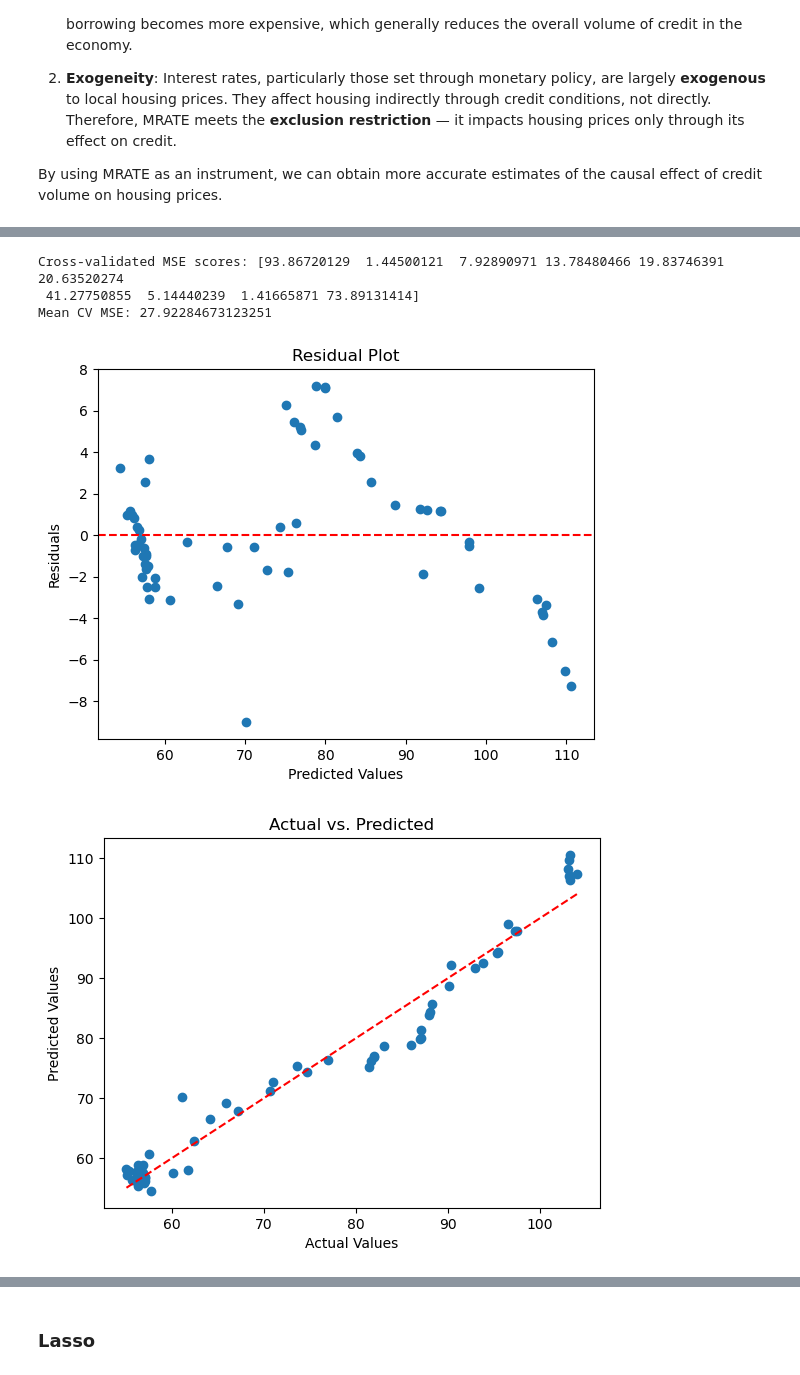
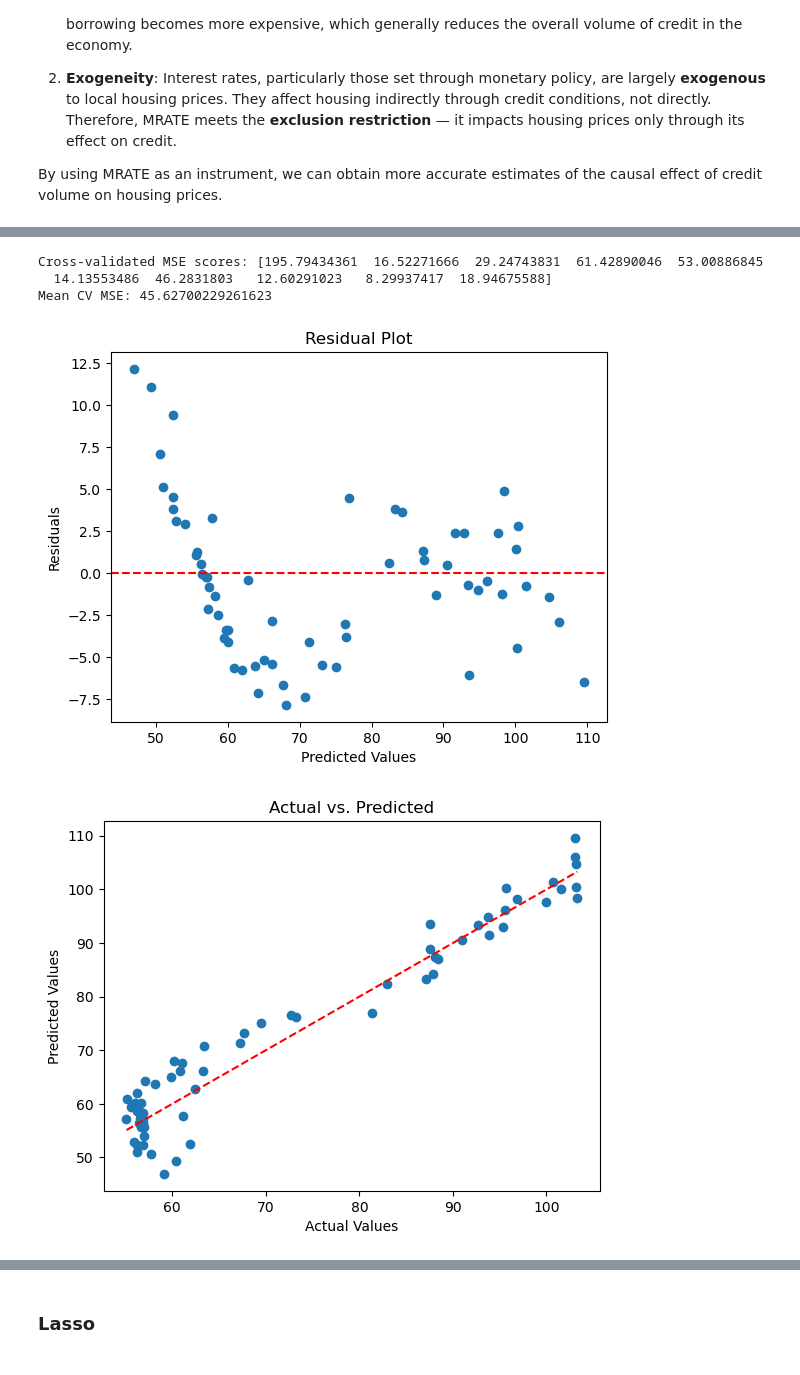
Before and after one commit to Winston8885/econproject, a Jupyter notebook: page.ipynb, the cells around one changed output, grey strips where cells are left out. Saved outputs shown, nothing was run; the diff lists cells and outputs as text; code cells hidden in the pictures.

```diff
--- a/page.ipynb
+++ b/page.ipynb
@@ -52,10 +53,11 @@ df = pd.merge(df, NEW_CONDOS, on='REF_DATE', how='outer')
 df = pd.merge(df, UNEMPLOYED, on='REF_DATE', how='outer')
 df['REF_DATE'] = pd.to_datetime(df['REF_DATE'])
 df['TimeTrend'] = np.arange(1, len(df) + 1)
-df['CREDIT_Growth'] = (df['CREDIT'] - df['CREDIT'].shift(1)) / df['CREDIT'].shift(1) * 100
+df['CPI_growth'] = df['CPI'].diff()
+df['CREDIT'] = df['CREDIT'] / 10000 #Now the unit is 10 billion CAD
+df['CREDIT_growth'] = df['CREDIT'].diff()
 df = df.dropna()
 df['TimeTrend'] = df['TimeTrend'] - 394
-df['CREDIT'] = df['CREDIT'] / 10000 #Now the unit is 10 billion CAD
 # %% [markdown]
 ## Data overview
 # %%
@@ -138,3 +106,7 @@ The shape of the graph supports the idea that **prices move fast, while credit m
+# %%
+df['SubprimeCrisis'] = (
+    (df['REF_DATE'] >= '2006-06-01') & (df['REF_DATE'] <= '2009-06-30')
+).astype(int)
 # %%
 plt.figure(figsize=(7, 5))
 sns.regplot(x="MRATE", y="CREDIT", data=df, scatter_kws={"alpha": 0.5},line_kws={"color": "red"})
@@ -294,21 +253,24 @@ from sklearn.linear_model import LinearRegression
 from sklearn.metrics import mean_squared_error, r2_score
 from sklearn.model_selection import cross_val_score
 # %%
-df2 = df.copy()
-X = df2[[ 'CPI','CREDIT', 'HNUM','CNUM','URATE','TimeTrend','CREDIT_Growth']].values
-y = df2['HINDEX'].values
-X_train, X_test, y_train, y_test = model_selection.train_test_split(X, y, test_size=0.25,random_state=99)
-features = [ 'CPI','CREDIT','HNUM','CNUM','URATE','TimeTrend','CREDIT_Growth']
+df1 = df.copy()
+X_1 = df1[[ 'CPI_growth','CREDIT_growth', 'HNUM','CNUM','URATE','TimeTrend']].values
+y_1 = df1['HINDEX'].values
+features = [ 'CPI_growth','CREDIT_growth','HNUM','CNUM','URATE','TimeTrend']
+REF_DATE = df['REF_DATE']
+X_train_1, X_test_1, y_train_1, y_test_1, REF_DATE_train_1, REF_DATE_test_1 = train_test_split(
+    X_1, y_1, REF_DATE, test_size=0.25, random_state=44
+)
 # %%
 model = linear_model.LinearRegression()
-model.fit(X_train, y_train)
+model.fit(X_train_1, y_train_1)
 coefficients = pd.Series(model.coef_, index=features)
 print("Coefficients:\n", coefficients)
 print("Intercept:", model.intercept_)
-print("R-squared:", model.score(X_test, y_test))
-y_pred = model.predict(X_test)
-print("MSE:", mean_squared_error(y_test, y_pred))
-baseline_mse = np.mean((y_test - np.mean(y_train))**2)
+print("R-squared:", model.score(X_test_1, y_test_1))
+y_pred = model.predict(X_test_1)
+print("MSE:", mean_squared_error(y_test_1, y_pred))
+baseline_mse = np.mean((y_test_1 - np.mean(y_train_1))**2)
 print("Baseline MSE:", baseline_mse)
 # %% [output]
 Coefficients:
@@ -327,31 +288,31 @@ Baseline MSE: 308.4749784947986
 # %%
 cv_model = LinearRegression()
-cv_scores =cross_val_score(cv_model, X, y, cv=10, scoring='neg_mean_squared_error')
+cv_scores =cross_val_score(cv_model, X_1, y_1, cv=10, scoring='neg_mean_squared_error')
 cv_mse_scores = -cv_scores
 print("Cross-validated MSE scores:", cv_mse_scores)
 print("Mean CV MSE:", -np.mean(cv_scores))
 # %% [output]
-Cross-validated MSE scores: [93.86720129  1.44500121  7.92890971 13.78480466 19.83746391 20.63520274
- 41.27750855  5.14440239  1.41665871 73.89131414]
-Mean CV MSE: 27.92284673123251
+Cross-validated MSE scores: [195.79434361  16.52271666  29.24743831  61.42890046  53.00886845
+  14.13553486  46.2831803   12.60291023   8.29937417  18.94675588]
+Mean CV MSE: 45.62700229261623
 # %%
 import matplotlib.pyplot as plt
 
 # 1. Residual Plot
-plt.scatter(y_pred, y_test - y_pred)
+plt.scatter(y_pred, y_test_1 - y_pred)
 plt.xlabel("Predicted Values")
 plt.ylabel("Residuals")
 plt.axhline(y=0, color='r', linestyle='--')
 plt.title("Residual Plot")
 plt.show()
 
 # 2. Actual vs. Predicted
-plt.scatter(y_test, y_pred)
+plt.scatter(y_test_1, y_pred)
 plt.xlabel("Actual Values")
 plt.ylabel("Predicted Values")
-plt.plot([min(y_test), max(y_test)], [min(y_test), max(y_test)], 'r--')
+plt.plot([min(y_test_1), max(y_test_1)], [min(y_test_1), max(y_test_1)], 'r--')
 plt.title("Actual vs. Predicted")
 plt.show()
 # %% [output]
-[figure, old version]
+[figure, new version]
-[figure, old version]
+[figure, new version]
```
Also changed, not shown: parts of 38 cells of this notebook, 1 other file.
